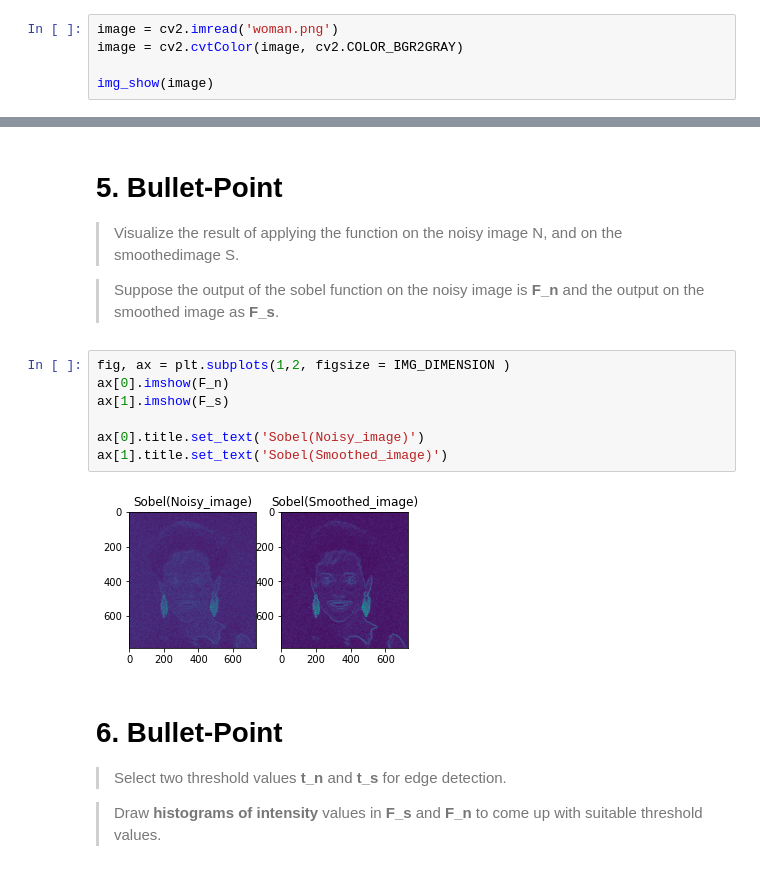
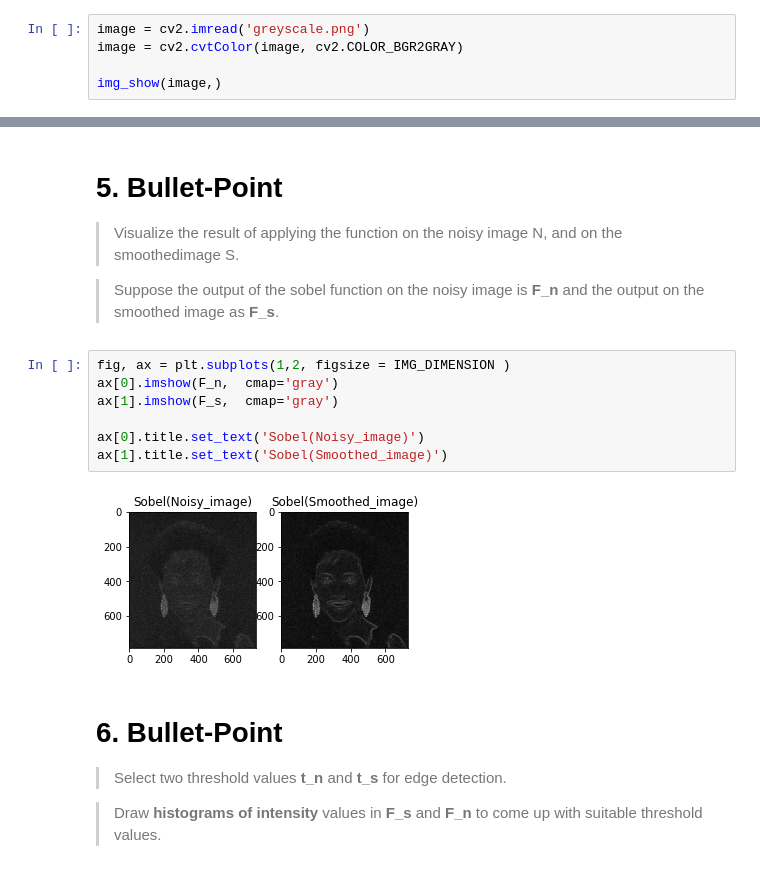
Before and after one commit to ebrambilla42/Cv1, a Jupyter notebook: Cv1_A2.ipynb, the cells around one changed output, grey strips where cells are left out. Saved outputs shown, nothing was run; the diff lists cells and outputs as text.

```diff
--- a/Cv1_A2.ipynb
+++ b/Cv1_A2.ipynb
@@ -21,8 +21,8 @@ def img_show(image):
 
 > Load the image woman.png provided.  Note that it is already grayscale
 # %%
-image = cv2.imread('woman.png')
+image = cv2.imread('greyscale.png')
 image = cv2.cvtColor(image, cv2.COLOR_BGR2GRAY)
 
-img_show(image)
+img_show(image,)
 # %% [output]
@@ -79,13 +79,13 @@ F_s = sobel(S)
 > Suppose the output of the sobel function on the noisy image is **F_n** and the output on the smoothed image as **F_s**.
 # %%
 fig, ax = plt.subplots(1,2, figsize = IMG_DIMENSION )
-ax[0].imshow(F_n)
-ax[1].imshow(F_s)
+ax[0].imshow(F_n,  cmap='gray')
+ax[1].imshow(F_s,  cmap='gray')
 
 ax[0].title.set_text('Sobel(Noisy_image)')
 ax[1].title.set_text('Sobel(Smoothed_image)')
 # %% [output]
-[figure, old version]
+[figure, new version]
 # %% [markdown]
 # 6. Bullet-Point
 
```
Also changed, not shown: parts of 10 cells of this notebook.
